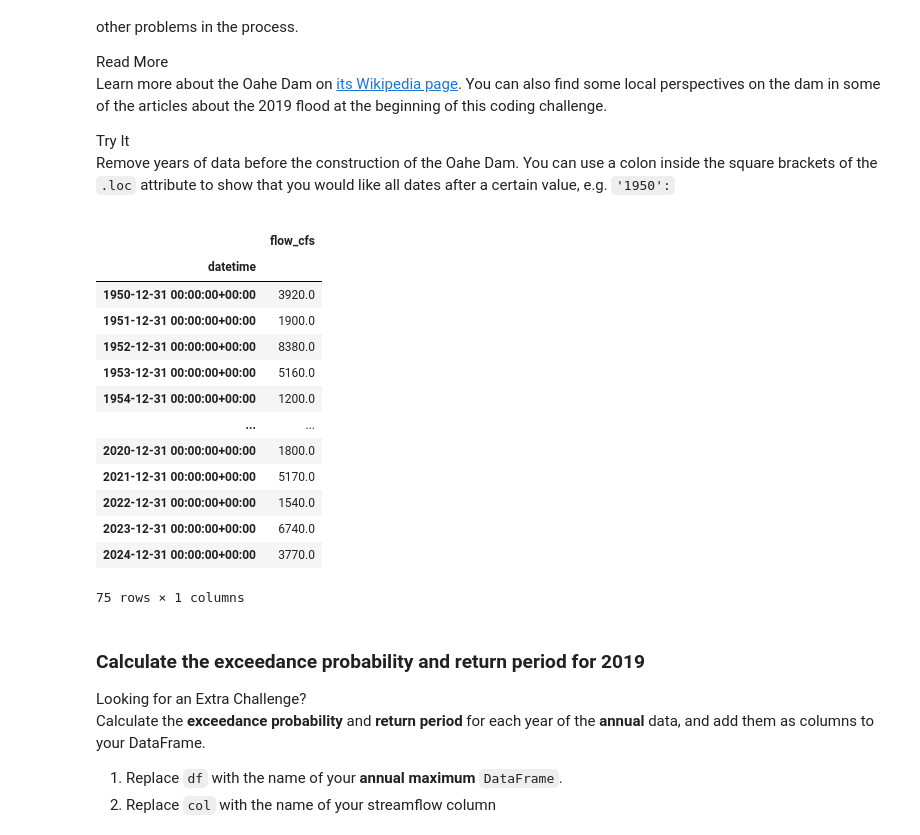
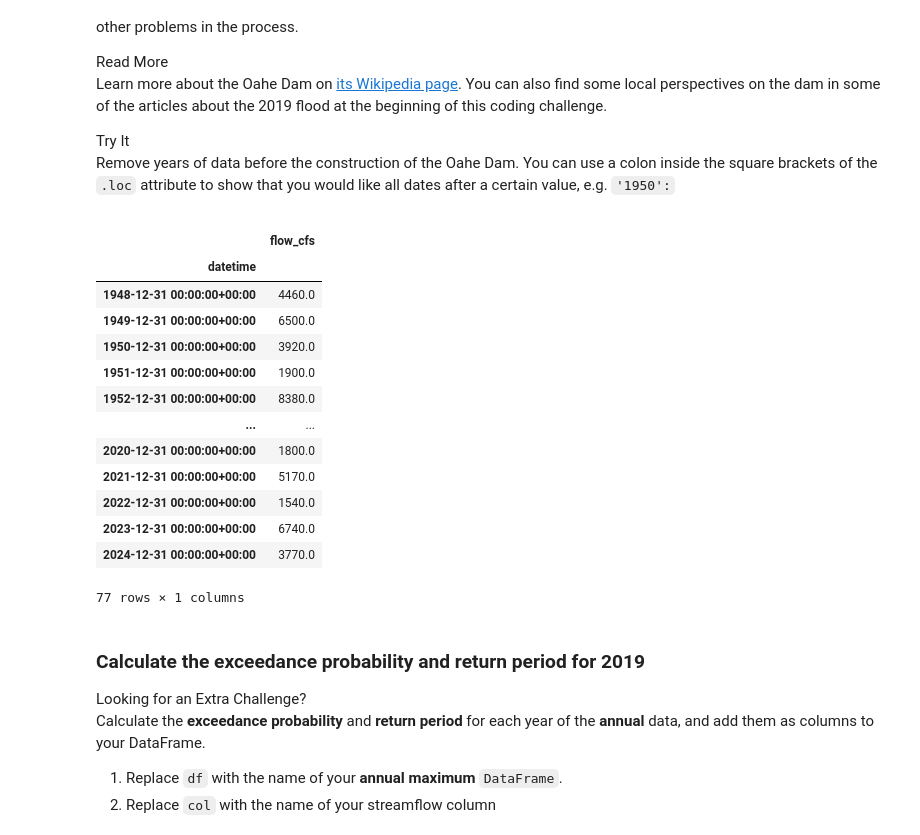
Before and after one commit to cu-esiil-edu/02-flood-noahcowper, a Jupyter notebook: notebooks/flood-04-frequency.ipynb, the cells around one changed output. Saved outputs shown, nothing was run; the diff lists cells and outputs as text; code cells hidden in the pictures.

```diff
--- a/notebooks/flood-04-frequency.ipynb
+++ b/notebooks/flood-04-frequency.ipynb
@@ -211,23 +211,23 @@ attribute to show that you would like all dates after a certain value,
 e.g. <code>'1950':</code></p></div></div>
 # %%
 # Select data from after dam construction
-postdampeak_df = annualpeak_df.loc['1950':]
+postdampeak_df = annualpeak_df.loc['1948':]
 postdampeak_df
 # %% [output]
 |  | flow_cfs |
 | datetime |  |
+| 1948-12-31 00:00:00+00:00 | 4460.0 |
+| 1949-12-31 00:00:00+00:00 | 6500.0 |
 | 1950-12-31 00:00:00+00:00 | 3920.0 |
 | 1951-12-31 00:00:00+00:00 | 1900.0 |
 | 1952-12-31 00:00:00+00:00 | 8380.0 |
-| 1953-12-31 00:00:00+00:00 | 5160.0 |
-| 1954-12-31 00:00:00+00:00 | 1200.0 |
 | ... | ... |
 | 2020-12-31 00:00:00+00:00 | 1800.0 |
 | 2021-12-31 00:00:00+00:00 | 5170.0 |
 | 2022-12-31 00:00:00+00:00 | 1540.0 |
 | 2023-12-31 00:00:00+00:00 | 6740.0 |
 | 2024-12-31 00:00:00+00:00 | 3770.0 |
-75 rows × 1 columns
+77 rows × 1 columns
 # %% [markdown]
 ### Calculate the exceedance probability and return period for 2019
 
```
Also changed, not shown: parts of 1 cell of this notebook.
